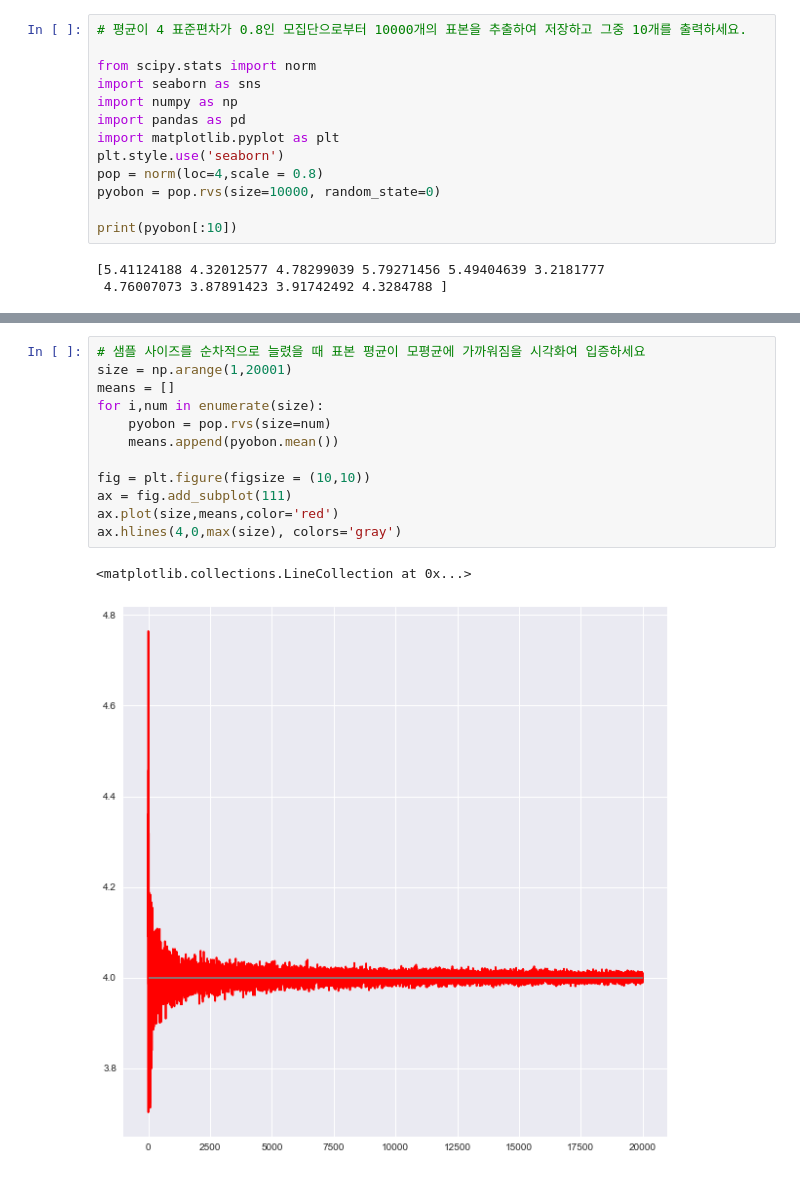
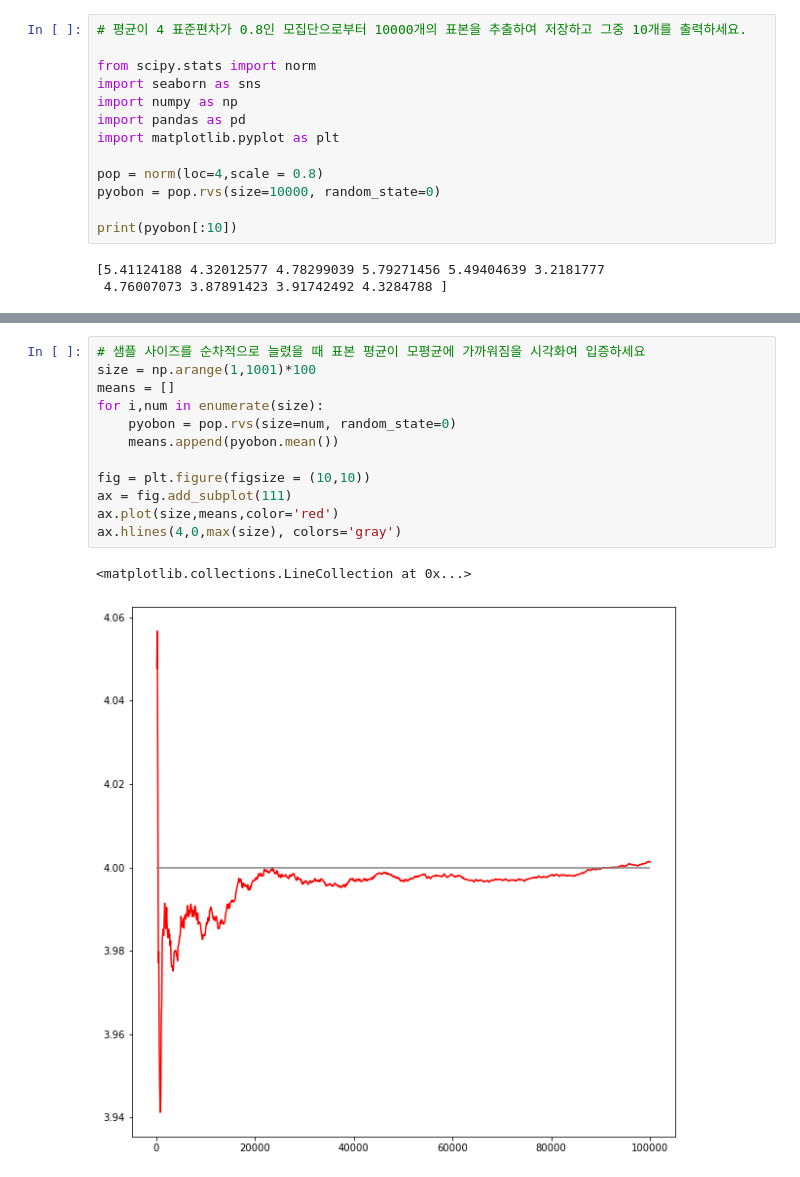
Before and after one commit to leedaedoo2/-cakd5, a Jupyter notebook: m3_통계/과제 0125.ipynb, the cells around one changed output, grey strips where cells are left out. Drawn from its saved outputs; the diff is of its cells as text.

```diff
--- a/m3_통계/과제 0125.ipynb
+++ b/m3_통계/과제 0125.ipynb
@@ -6,7 +6,7 @@ import seaborn as sns
 import numpy as np
 import pandas as pd
 import matplotlib.pyplot as plt
-plt.style.use('seaborn')
+
 pop = norm(loc=4,scale = 0.8)
 pyobon = pop.rvs(size=10000, random_state=0)
 
@@ -32,15 +30,15 @@ sns.histplot(pyobon,kde=True)
 # %%
 # 샘플 사이즈를 순차적으로 늘렸을 때 표본 평균이 모평균에 가까워짐을 시각화여 입증하세요
-size = np.arange(1,20001)
+size = np.arange(1,1001)*100
 means = []
 for i,num in enumerate(size):
-    pyobon = pop.rvs(size=num)
+    pyobon = pop.rvs(size=num, random_state=0)
     means.append(pyobon.mean())
 
 fig = plt.figure(figsize = (10,10))
 ax = fig.add_subplot(111)
 ax.plot(size,means,color='red')
 ax.hlines(4,0,max(size), colors='gray')
 # %% [output]
 <matplotlib.collections.LineCollection at 0x...>
-[figure, old version]
+[figure, new version]
```
Also changed, not shown: parts of 7 cells of this notebook, 13 other files.
